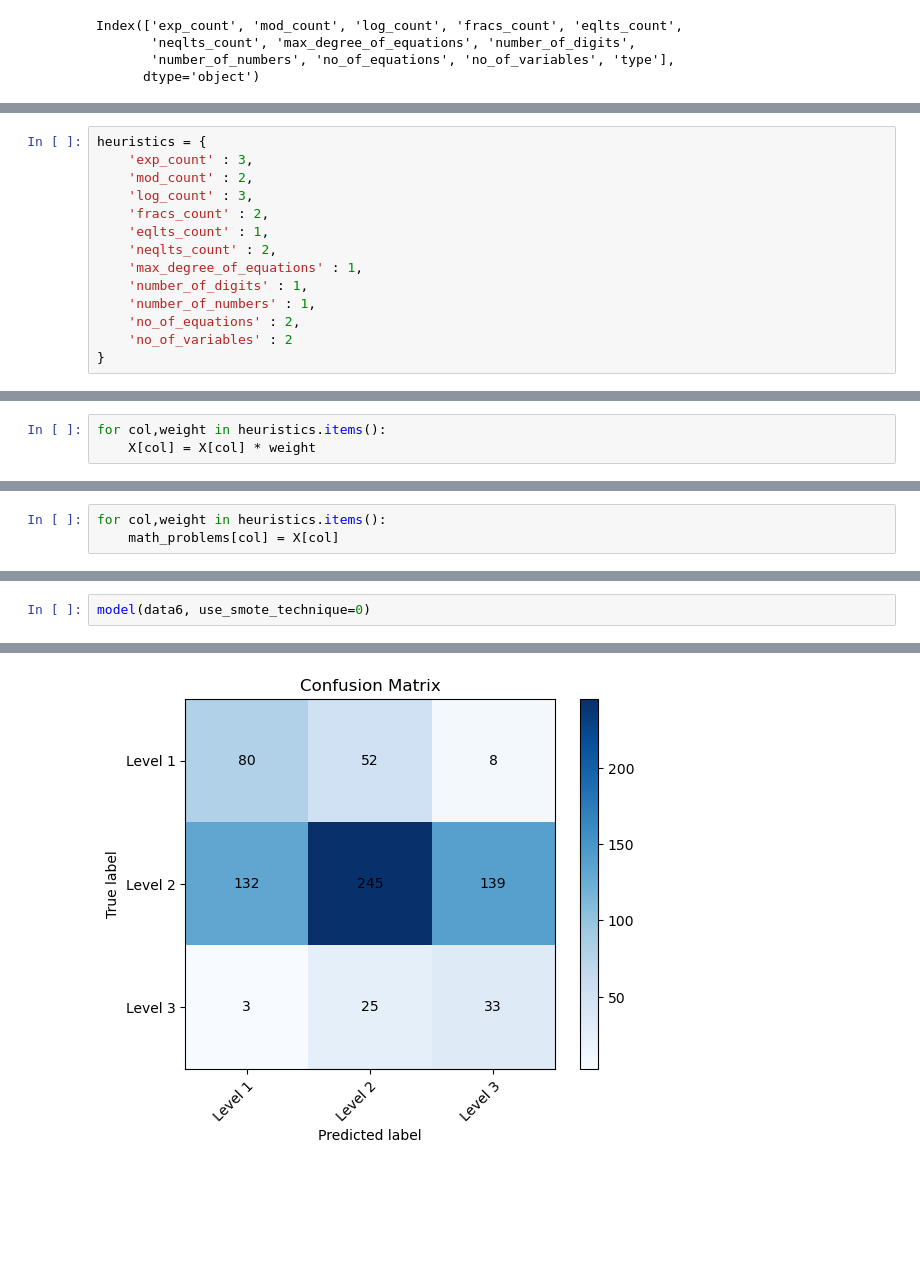
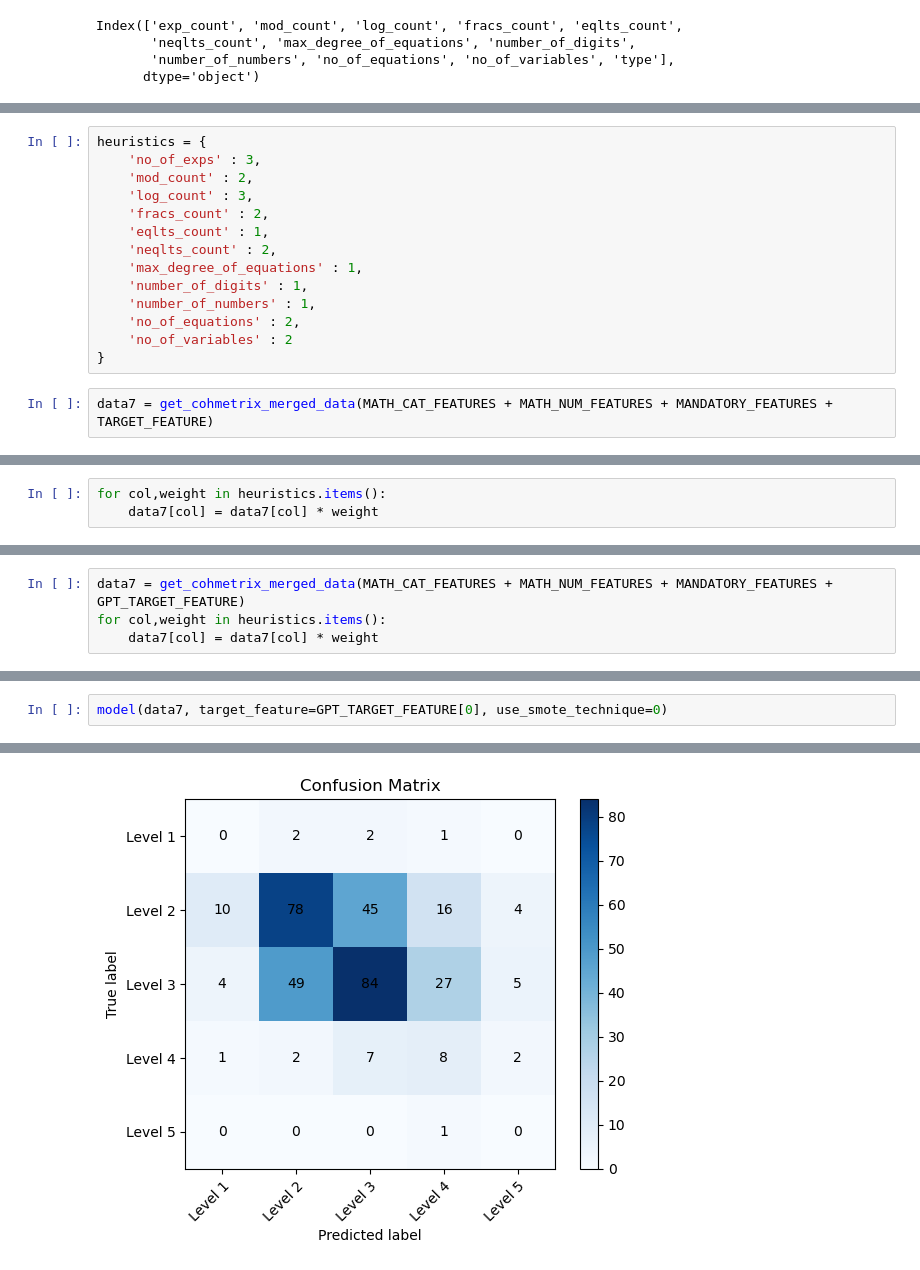
Before and after one commit to ysaidheeraj/NLP_math_research_project, a Jupyter notebook: Models/RF_Experiments_Jun_13.ipynb, the cells around one changed output, grey strips where cells are left out. Drawn from its saved outputs; the diff is of its cells as text; blank space fills up the shorter version.

Commit message:
Performed 5 class exps on ground truths and gpt target

```diff
--- a/Models/RF_Experiments_Jun_13.ipynb
+++ b/Models/RF_Experiments_Jun_13.ipynb
@@ -1085,6 +1711,6 @@ Index(['exp_count', 'mod_count', 'log_count', 'fracs_count', 'eqlts_count',
 # %%
 heuristics = {
-    'exp_count' : 3,
+    'no_of_exps' : 3,
     'mod_count' : 2,
     'log_count' : 3,
     'fracs_count' : 2,
@@ -1096,3 +1722,5 @@ heuristics = {
     'no_of_equations' : 2,
     'no_of_variables' : 2
 }
+# %%
+data7 = get_cohmetrix_merged_data(MATH_CAT_FEATURES + MATH_NUM_FEATURES + MANDATORY_FEATURES + TARGET_FEATURE)
@@ -1099,3 +1731,3 @@ heuristics = {
 # %%
 for col,weight in heuristics.items():
-    X[col] = X[col] * weight
+    data7[col] = data7[col] * weight
@@ -1102,3 +1810,4 @@ for col,weight in heuristics.items():
 # %%
+data7 = get_cohmetrix_merged_data(MATH_CAT_FEATURES + MATH_NUM_FEATURES + MANDATORY_FEATURES + GPT_TARGET_FEATURE)
 for col,weight in heuristics.items():
-    math_problems[col] = X[col]
+    data7[col] = data7[col] * weight
@@ -1159,3 +1856,3 @@ Feature Importance Rankings:
 # %%
-model(data6, use_smote_technique=0)
+model(data7, target_feature=GPT_TARGET_FEATURE[0], use_smote_technique=0)
 # %% [output]
@@ -1179,2 +1876,2 @@ train_evaluation:
-[figure, old version]
+[figure, new version]
 Feature Importance Rankings:
```
Also changed, not shown: parts of 63 cells of this notebook.
